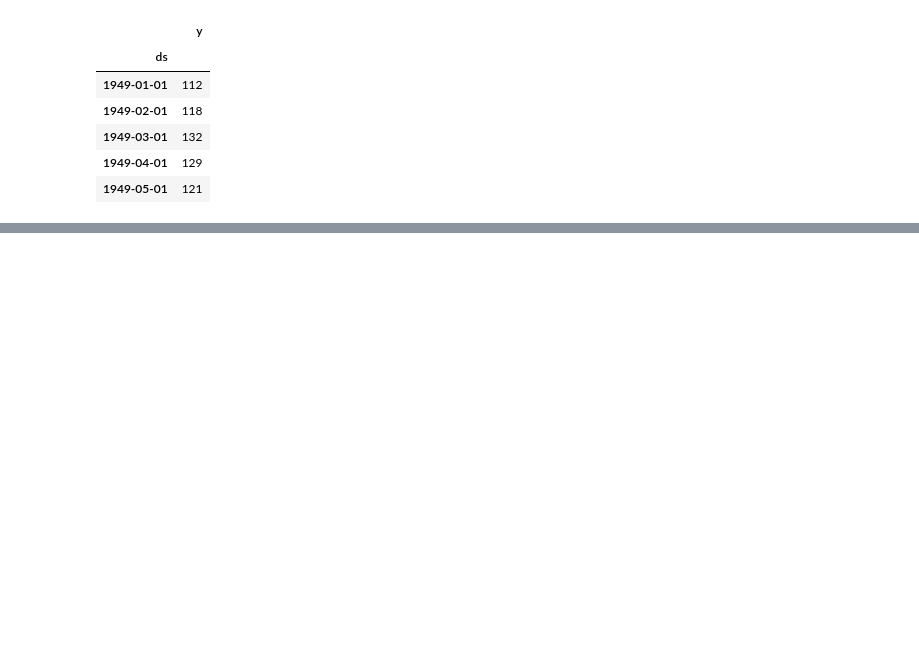
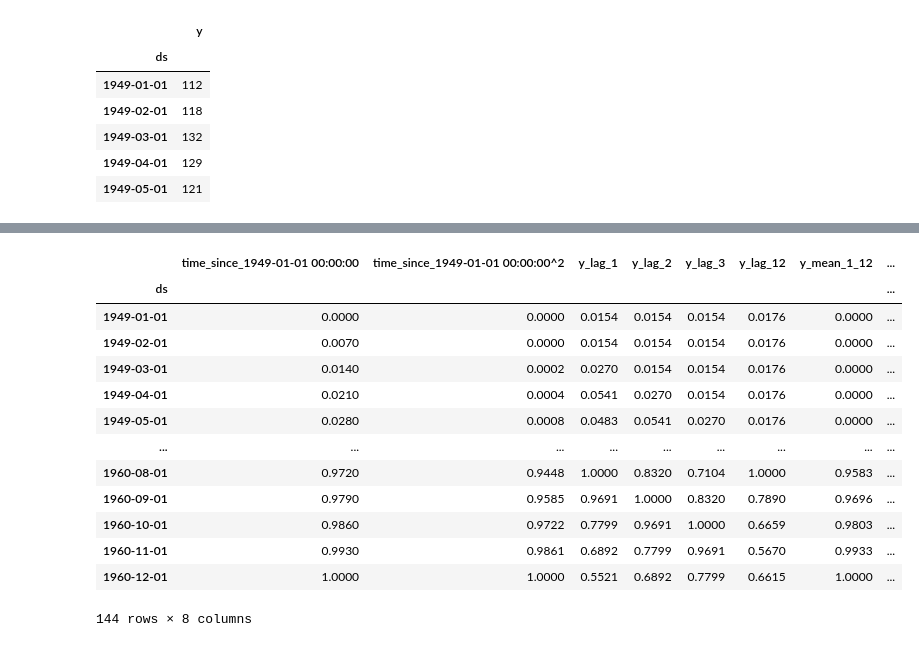
Before and after one commit to razielar/feature_engineering_ts_forecasting, a Jupyter notebook: 08_trend_features/03_recursive-forecasting.ipynb, the cells around one changed output, grey strips where cells are left out. Cells and saved outputs as stored; diff of their text form; code cells hidden in the pictures; blank space fills up the shorter version.

```diff
--- a/08_trend_features/03_recursive-forecasting.ipynb
+++ b/08_trend_features/03_recursive-forecasting.ipynb
@@ -82,3 +98,29 @@ df.head()
 | 1949-03-01 | 132 |
 | 1949-04-01 | 129 |
 | 1949-05-01 | 121 |
+# %%
+target = ["y"]
+
+# Polynomial time features
+time_feats = make_pipeline(
+    TimeSince(freq="MS"),
+    PolynomialFeatures(degree=2, include_bias=False)
+)
+
+# Compute lag and window features.
+lag_window_feats = WindowSummarizer(
+    lag_feature={
+        "lag": [1, 2, 3, 12],  # Lag features.
+        "mean": [[1, 12]],  # [[lag, window size]]
+        "kurt": [[1, 12]],
+    },
+    target_cols=target,
+    truncate="bfill",  # Backfill missing values from lagging and windowing.
+)
+
+# Create the Pipeline
+pipeline = make_union(time_feats, lag_window_feats)
+
+# Apply min-max scaling to all the features
+pipeline = make_pipeline(pipeline, MinMaxScaler())
+pipeline
@@ -84,0 +139,18 @@ df.head()
+# %%
+# Let's explore our pipeline
+pipeline.fit_transform(df)
+# %% [output]
+|  | time_since_1949-01-01 00:00:00 | time_since_1949-01-01 00:00:00^2 | y_lag_1 | y_lag_2 | y_lag_3 | y_lag_12 | y_mean_1_12 | ... |
+| ds |  |  |  |  |  |  |  | ... |
+| 1949-01-01 | 0.0000 | 0.0000 | 0.0154 | 0.0154 | 0.0154 | 0.0176 | 0.0000 | ... |
+| 1949-02-01 | 0.0070 | 0.0000 | 0.0154 | 0.0154 | 0.0154 | 0.0176 | 0.0000 | ... |
+| 1949-03-01 | 0.0140 | 0.0002 | 0.0270 | 0.0154 | 0.0154 | 0.0176 | 0.0000 | ... |
+| 1949-04-01 | 0.0210 | 0.0004 | 0.0541 | 0.0270 | 0.0154 | 0.0176 | 0.0000 | ... |
+| 1949-05-01 | 0.0280 | 0.0008 | 0.0483 | 0.0541 | 0.0270 | 0.0176 | 0.0000 | ... |
+| ... | ... | ... | ... | ... | ... | ... | ... | ... |
+| 1960-08-01 | 0.9720 | 0.9448 | 1.0000 | 0.8320 | 0.7104 | 1.0000 | 0.9583 | ... |
+| 1960-09-01 | 0.9790 | 0.9585 | 0.9691 | 1.0000 | 0.8320 | 0.7890 | 0.9696 | ... |
+| 1960-10-01 | 0.9860 | 0.9722 | 0.7799 | 0.9691 | 1.0000 | 0.6659 | 0.9803 | ... |
+| 1960-11-01 | 0.9930 | 0.9861 | 0.6892 | 0.7799 | 0.9691 | 0.5670 | 0.9933 | ... |
+| 1960-12-01 | 1.0000 | 1.0000 | 0.5521 | 0.6892 | 0.7799 | 0.6615 | 1.0000 | ... |
+144 rows × 8 columns
```
Also changed, not shown: parts of 22 cells of this notebook.
